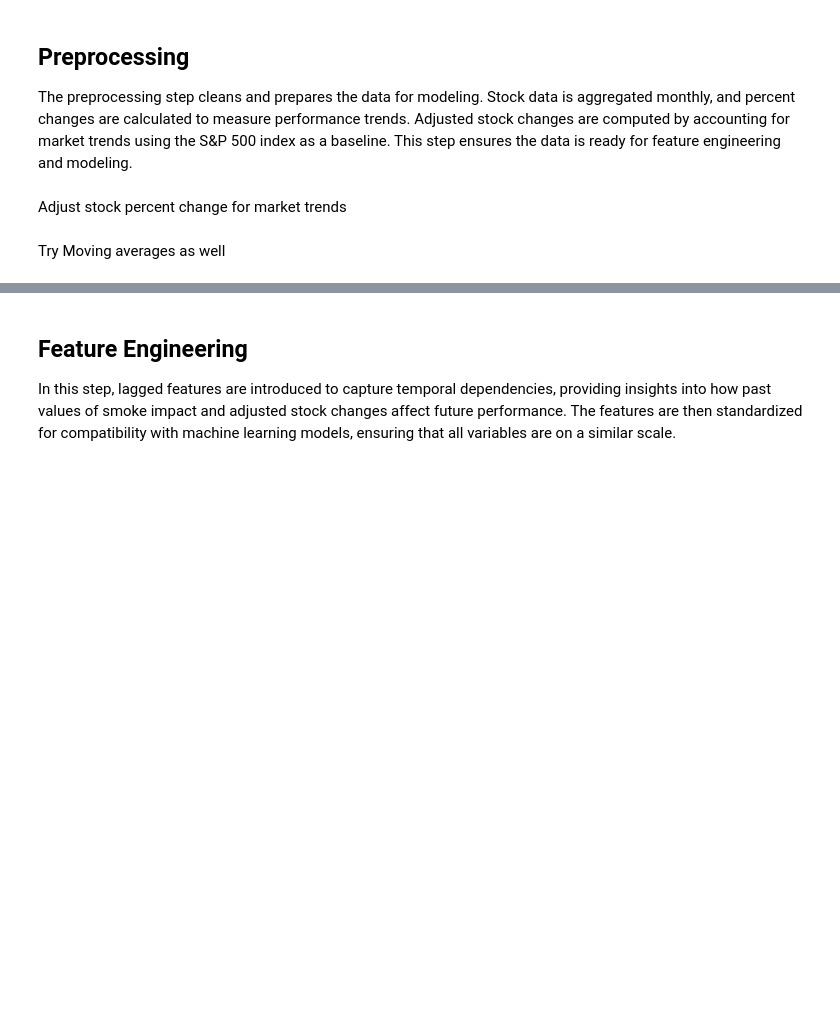
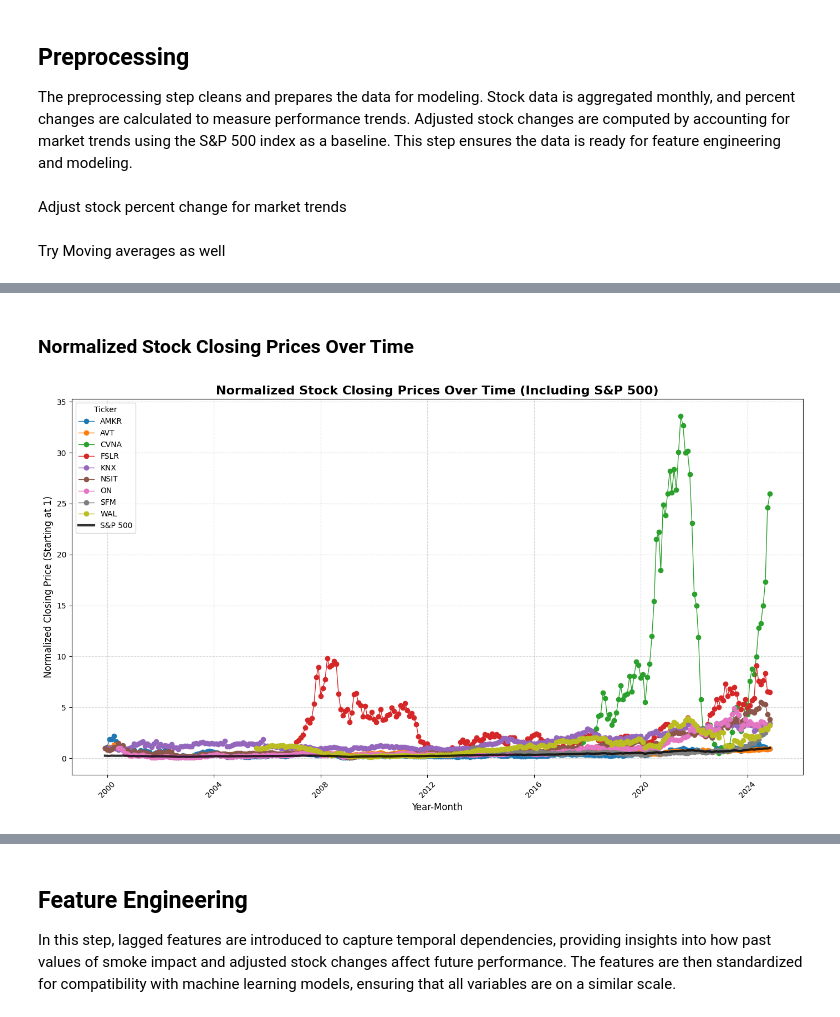
Before and after one commit to apeled/data-512-course_project, a Jupyter notebook: extension_analysis_2.ipynb, the cells around one changed output, grey strips where cells are left out. Saved outputs shown, nothing was run; the diff lists cells and outputs as text; code cells hidden in the pictures; blank space fills up the shorter version.

```diff
--- a/extension_analysis_2.ipynb
+++ b/extension_analysis_2.ipynb
@@ -153,0 +169,42 @@ merged_data[merged_data['Ticker'] == 'ON']
+# %% [markdown]
+### Normalized Stock Closing Prices Over Time
+# %%
+plt.figure(figsize=(14, 8))
+
+# Normalize individual stock prices
+for ticker in stock_data["Ticker"].unique():
+    subset = stock_data[stock_data["Ticker"] == ticker]
+    subset = subset.copy()  # Avoid SettingWithCopyWarning
+    subset["Normalized Close"] = subset["Close"] / subset["Close"].iloc[0]  # Normalize to first value
+    plt.plot(
+        subset["YearMonth"].dt.to_timestamp(),
+        subset["Normalized Close"],
+        label=ticker,
+        marker="o",
+        linewidth=1
+    )
+
+# Normalize S&P 500 data
+sp500_data["Normalized SP500_Close"] = sp500_data["SP500_Close"] / sp500_data["SP500_Close"].iloc[0]
+plt.plot(
+    sp500_data["YearMonth"].dt.to_timestamp(),
+    sp500_data["Normalized SP500_Close"],
+    label="S&P 500",
+    color="black",
+    linestyle="-",
+    linewidth=3,
+    alpha=0.8
+)
+
+# Enhance visualization
+plt.title("Normalized Stock Closing Prices Over Time (Including S&P 500)", fontsize=16, weight="bold")
+plt.xlabel("Year-Month", fontsize=12)
+plt.ylabel("Normalized Closing Price (Starting at 1)", fontsize=12)
+plt.xticks(rotation=45, fontsize=10)
+plt.yticks(fontsize=10)
+plt.legend(fontsize=10, loc="upper left", title="Ticker")
+plt.grid(visible=True, linestyle="--", alpha=0.5)
+plt.tight_layout()
+plt.show()
+# %% [output]
+[figure, added]
```
Also changed, not shown: parts of 61 cells of this notebook.
